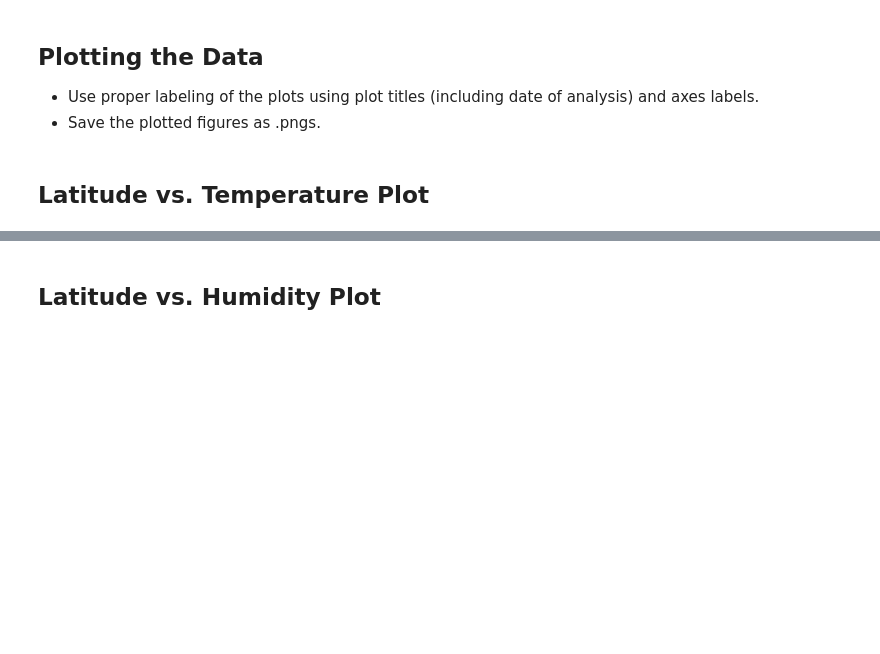
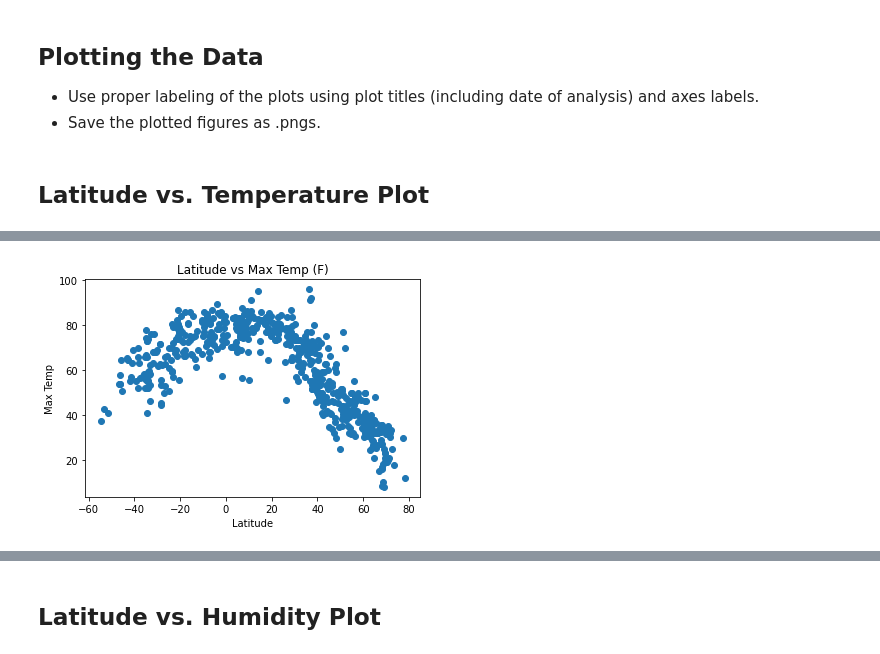
Before and after one commit to kelseyv4/python-api-challenge, a Jupyter notebook: starter_code/WeatherPy.ipynb, the cells around one changed output, grey strips where cells are left out. Cells and saved outputs as stored; diff of their text form; code cells hidden in the pictures; blank space fills up the shorter version.

Commit message:
initial charts

```diff
--- a/starter_code/WeatherPy.ipynb
+++ b/starter_code/WeatherPy.ipynb
@@ -229,0 +227,11 @@ Int64Index([], dtype='int64')
+# %%
+x_lat = weather_df['Lat']
+y_temp = weather_df['Max Temp']
+plt.scatter(x_lat, y_temp)
+plt.xlabel('Latitude')
+plt.ylabel('Max Temp')
+plt.title('Latitude vs Max Temp (F)')
+plt.savefig("../Images/Latitude vs Max Temp.png")
+plt.show()
+# %% [output]
+[figure, added]
```
Also changed, not shown: parts of 11 cells of this notebook, 4 other files.
